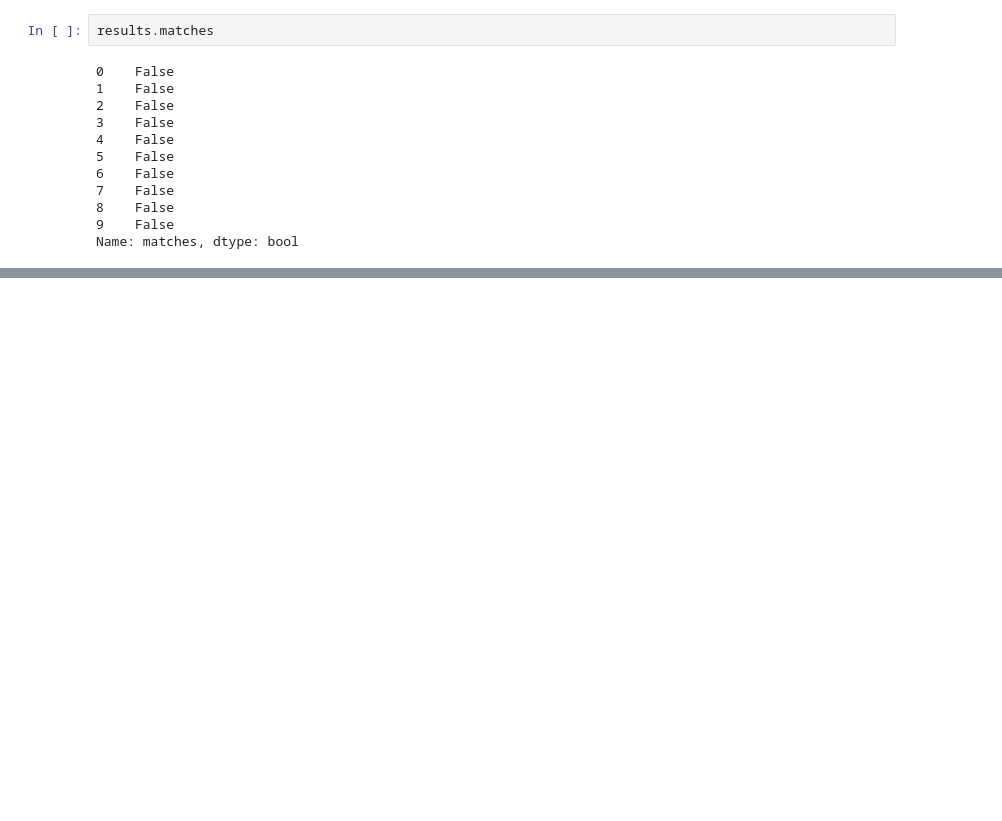
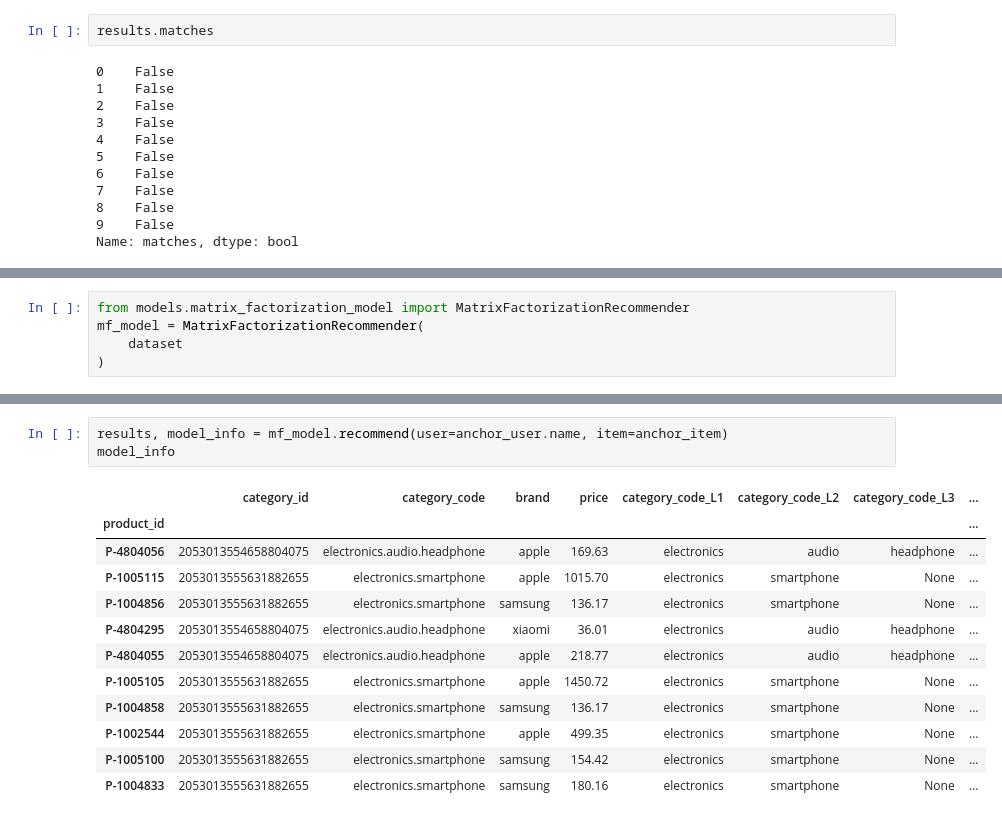
Before and after one commit to joseantbaurec/recommender-systems, a Jupyter notebook: notebooks/exploration.ipynb, the cells around one changed output, grey strips where cells are left out. Saved outputs shown, nothing was run; the diff lists cells and outputs as text; blank space fills up the shorter version.

```diff
--- a/notebooks/exploration.ipynb
+++ b/notebooks/exploration.ipynb
@@ -361,0 +413,5 @@ We can understand this latent features as `k` inferred concepts by the model, so
+# %%
+from models.matrix_factorization_model import MatrixFactorizationRecommender
+mf_model = MatrixFactorizationRecommender(
+    dataset
+)
@@ -361,0 +429,16 @@ We can understand this latent features as `k` inferred concepts by the model, so
+# %%
+results, model_info = mf_model.recommend(user=anchor_user.name, item=anchor_item)
+model_info
+# %% [output]
+|  | category_id | category_code | brand | price | category_code_L1 | category_code_L2 | category_code_L3 | ... |
+| product_id |  |  |  |  |  |  |  | ... |
+| P-4804056 | 2053013554658804075 | electronics.audio.headphone | apple | 169.63 | electronics | audio | headphone | ... |
+| P-1005115 | 2053013555631882655 | electronics.smartphone | apple | 1015.70 | electronics | smartphone | None | ... |
+| P-1004856 | 2053013555631882655 | electronics.smartphone | samsung | 136.17 | electronics | smartphone | None | ... |
+| P-4804295 | 2053013554658804075 | electronics.audio.headphone | xiaomi | 36.01 | electronics | audio | headphone | ... |
+| P-4804055 | 2053013554658804075 | electronics.audio.headphone | apple | 218.77 | electronics | audio | headphone | ... |
+| P-1005105 | 2053013555631882655 | electronics.smartphone | apple | 1450.72 | electronics | smartphone | None | ... |
+| P-1004858 | 2053013555631882655 | electronics.smartphone | samsung | 136.17 | electronics | smartphone | None | ... |
+| P-1002544 | 2053013555631882655 | electronics.smartphone | apple | 499.35 | electronics | smartphone | None | ... |
+| P-1005100 | 2053013555631882655 | electronics.smartphone | samsung | 154.42 | electronics | smartphone | None | ... |
+| P-1004833 | 2053013555631882655 | electronics.smartphone | samsung | 180.16 | electronics | smartphone | None | ... |
```
Also changed, not shown: parts of 23 cells of this notebook, 9 other files.
